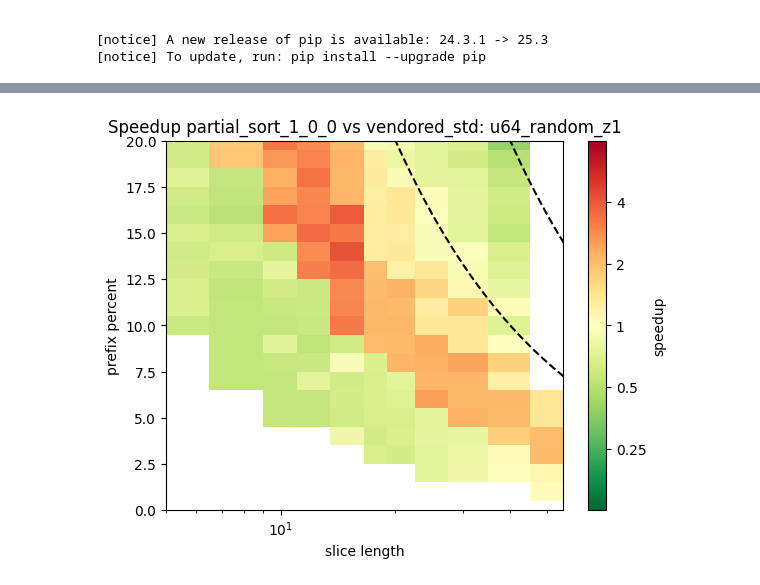
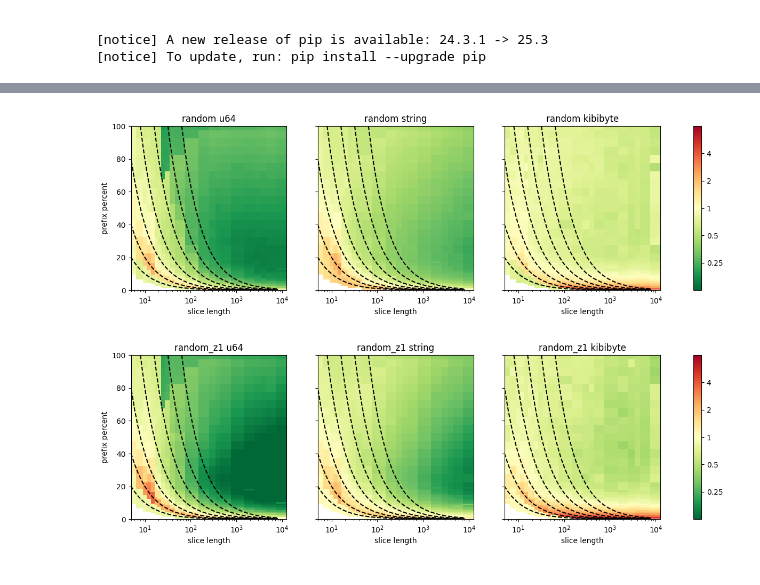
Before and after one commit to niklasf/partial_sort_vendored_std, a Jupyter notebook: analyse_benches.ipynb, the cells around one changed output, grey strips where cells are left out. Saved outputs shown, nothing was run; the diff lists cells and outputs as text; code cells hidden in the pictures.

Commit message:
make plots more compact

```diff
--- a/analyse_benches.ipynb
+++ b/analyse_benches.ipynb
@@ -111,4 +100,8 @@ plot("kibibyte_random")
-# %%
-plot("u64_random_z1")
-# %% [output]
-[figure, removed]
+# %%
+plot("random")
+# %% [output]
+[figure, added]
+# %%
+plot("random_z1")
+# %% [output]
+[figure, added]
```
Also changed, not shown: parts of 9 cells of this notebook.
